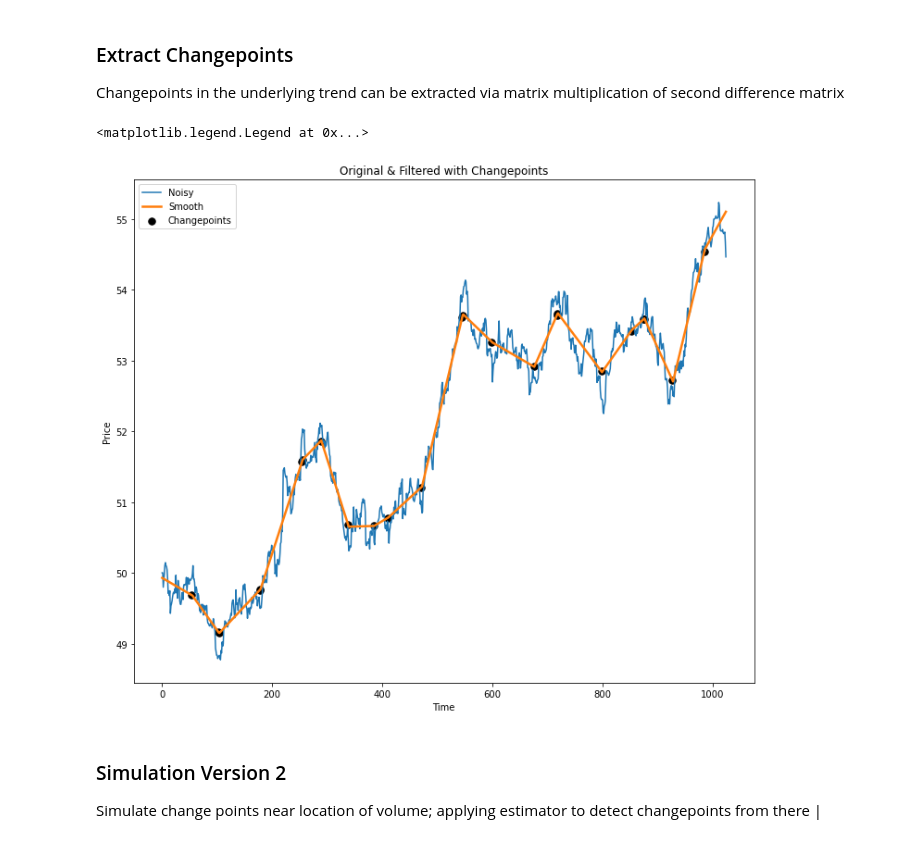
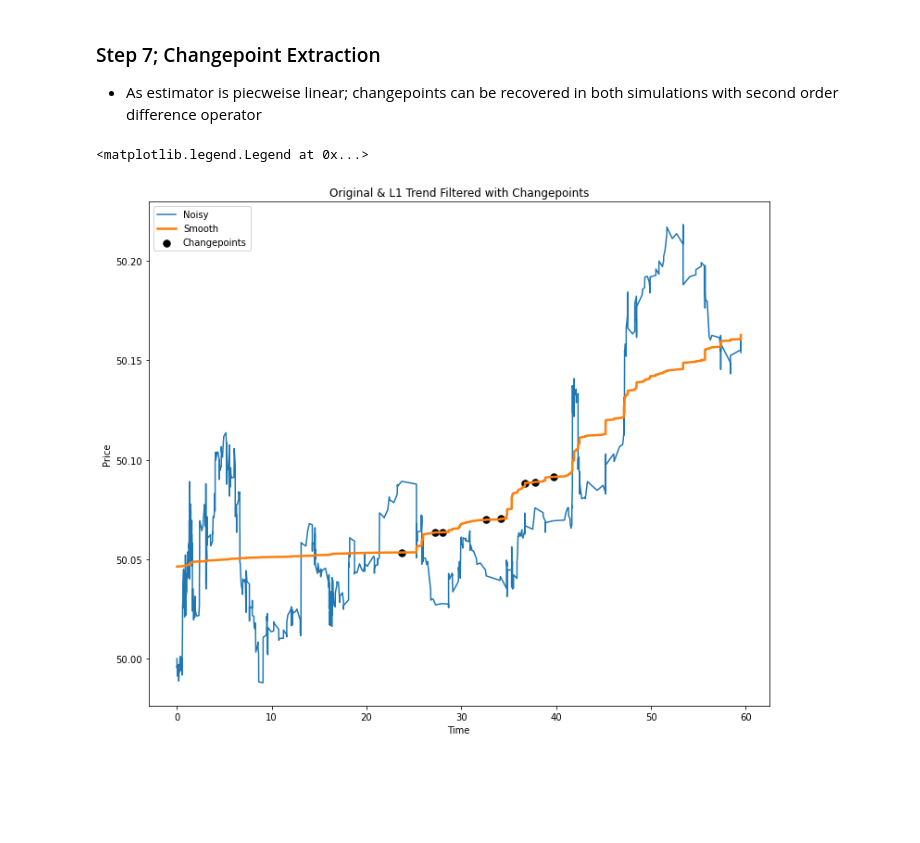
Before and after one commit to jasonbohne123/Adaptive_Signal_Estimation, a Jupyter notebook: Lasso_CPD/Simulations.ipynb, the cells around one changed output. Drawn from its saved outputs; the diff is of its cells as text; code cells hidden in the pictures; blank space fills up the shorter version.

```diff
--- a/Lasso_CPD/Simulations.ipynb
+++ b/Lasso_CPD/Simulations.ipynb
@@ -115,12 +159,12 @@ bins=plt.hist(sparse_samples,bins=20)
 # %%
-def sample_price_series(sparse_params,variance=1,init=0):
+def sample_price_series(variance_estimates,variance=1,init=0):
     """ Sample price series by given sparse series representing discrete variance process across time
     """
 
     obs=[]
     obs.append(0)
     obs.append(0)
-    for count,param in enumerate(sparse_params):
+    for count,param in enumerate(variance_estimates):
         mu=2*obs[count-1]-obs[count-2]
 
         scale=np.sqrt(param)*variance
@@ -131,8 +175,8 @@ def sample_price_series(sparse_params,variance=1,init=0):
 
     obs=np.cumsum(np.array(obs))+init
 
-    return obs
+    return obs[1:-1]
 # %%
-price_series=sample_price_series(sparse_samples,variance=1,init=50)
+price_series=sample_price_series(variance_estimates,variance=0.05,init=50)
 # %%
 fig,ax=plt.subplots(figsize=(12,10))
@@ -148,3 +198,3 @@ Take cumulative product; scale by constant
 # %%
-trend_filter_series,status,D=l1tf_adaptive_ir(price_series.reshape(-1,1),lambda_p=50)
+trend_filter_series,status,D=l1tf_adaptive_ir(price_series.reshape(-1,1),t=volume_index,lambda_p=250)
 # %% [output]
@@ -179,9 +251,9 @@ plt.legend()
 # %% [markdown]
-### Extract Changepoints
+### Step 7; Changepoint Extraction
 
-Changepoints in the underlying trend can be extracted via matrix multiplication of second difference matrix
+- As estimator is piecweise linear; changepoints can be recovered in both simulations with second order difference operator
 # %%
-def extract_cp(smooth,difference_order=2,threshold=1e-8):
+def extract_cp(smooth,difference_order=2,threshold=1e-6):
     """ Extract changepoints via difference operator
     """
     diff_mat=Dmat(len(smooth),2).todense()
@@ -194,16 +267,12 @@ changepoints=extract_cp(trend_filter_series)
 # %%
 fig,ax=plt.subplots(figsize=(12,10))
-plt.plot(price_series,label='Noisy')
-plt.plot(trend_filter_series,label='Smooth',lw=2.5)
-plt.scatter(changepoints,trend_filter_series[changepoints],color='black',s=55,label='Changepoints')
-plt.title("Original & Filtered with Changepoints")
+plt.plot(volume_index,price_series,label='Noisy')
+plt.plot(volume_index,trend_filter_series,label='Smooth',lw=2.5)
+plt.scatter(np.array(volume_index)[changepoints],trend_filter_series[changepoints],color='black',s=55,label='Changepoints')
+plt.title("Original & L1 Trend Filtered with Changepoints")
 plt.xlabel("Time")
 plt.ylabel('Price')
 plt.legend()
 # %% [output]
 <matplotlib.legend.Legend at 0x...>
-[figure, old version]
+[figure, new version]
-# %% [markdown]
-### Simulation Version 2
-
-Simulate change points near location of volume; applying estimator to detect changepoints from there |
```
Also changed, not shown: parts of 34 cells of this notebook, 2 other files.
